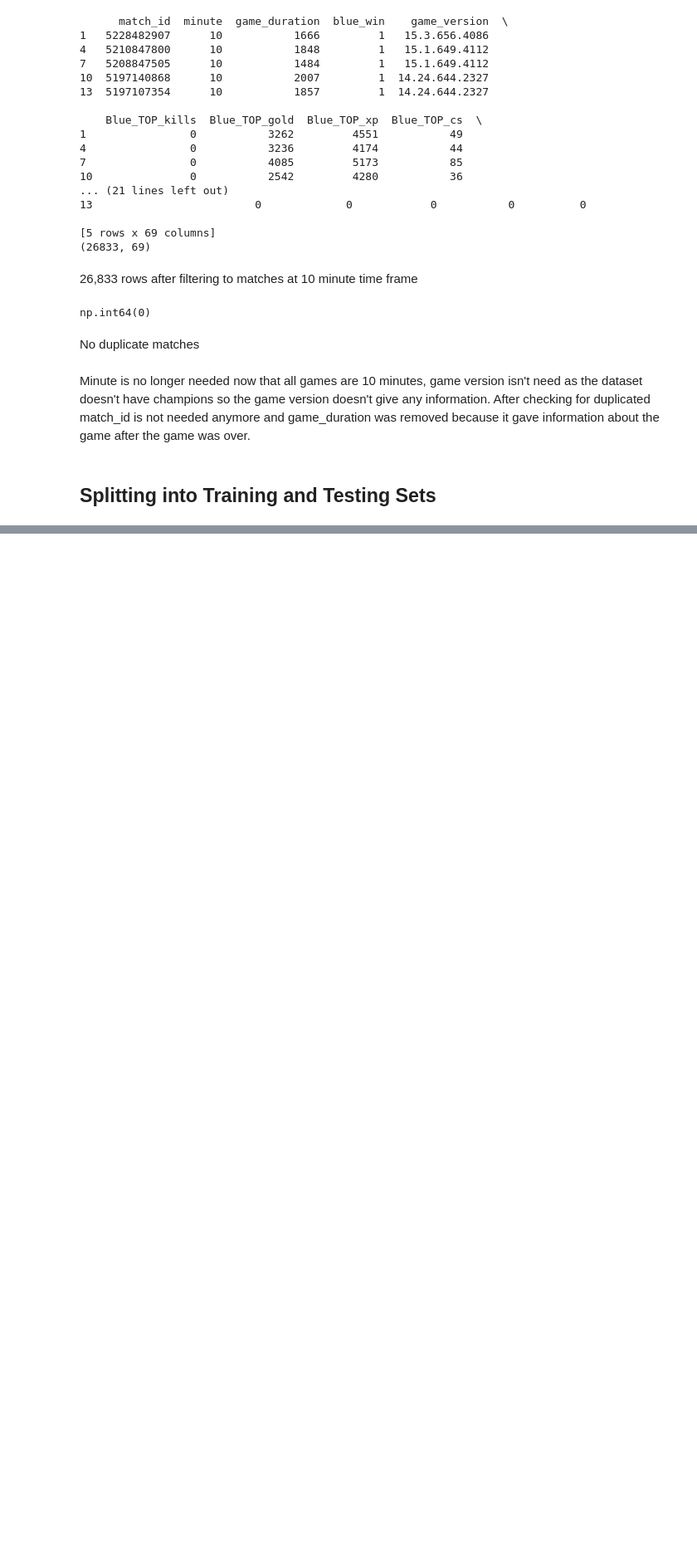
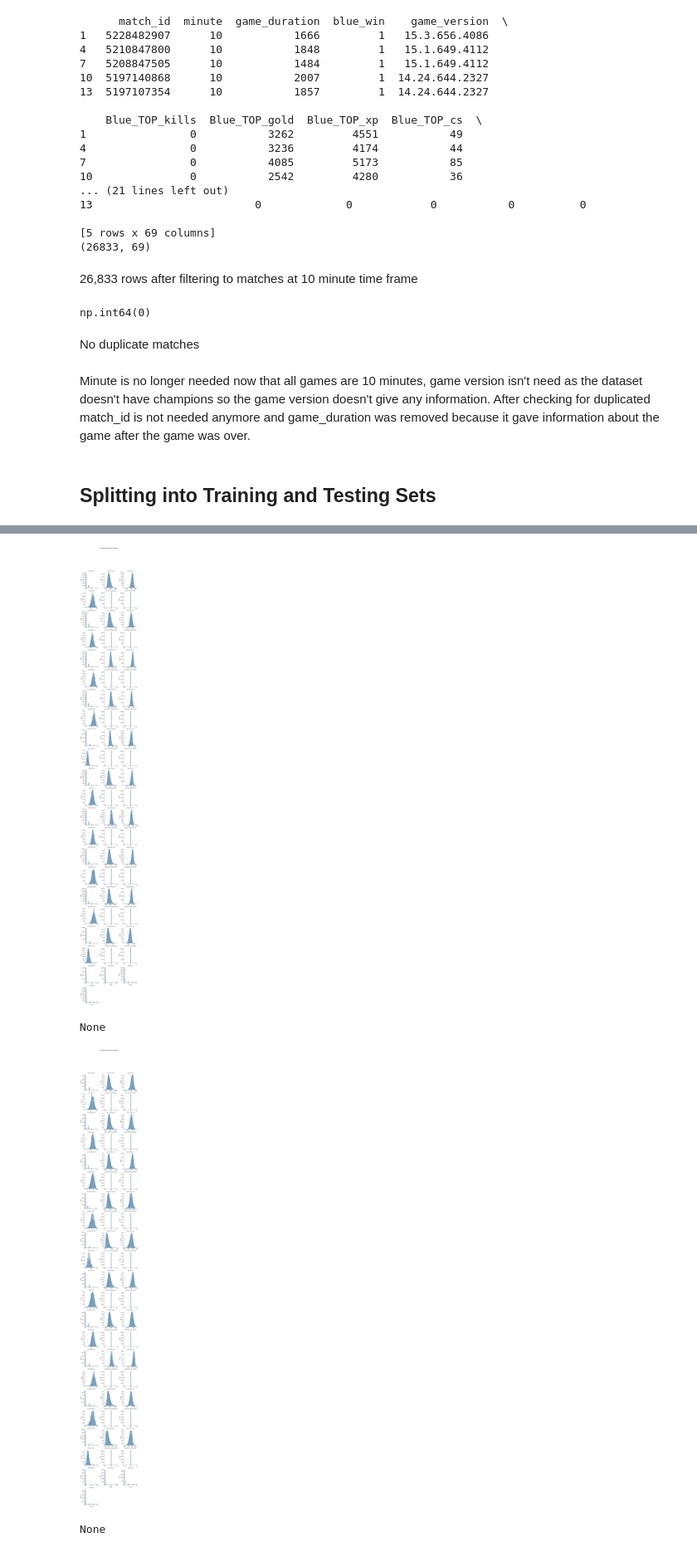
Before and after one commit to ryaltic/Modeling-Ranked-Match-Outcomes-Using-Early-Game-Performance-Data-in-League-of-Legends, a Jupyter notebook: Modeling_Ranked_Matches_Outcomes_LOL.ipynb, the cells around one changed output, grey strips where cells are left out. Shown at 83% size. Cells and saved outputs as stored; diff of their text form; code cells hidden in the pictures; blank space fills up the shorter version.

Commit message:
Checked the distributions of the datasets

```diff
--- a/Modeling_Ranked_Matches_Outcomes_LOL.ipynb
+++ b/Modeling_Ranked_Matches_Outcomes_LOL.ipynb
@@ -99,7 +99,7 @@ matches_10 = matches_10.drop(labels = ['minute','game_version','match_id','game_
 Minute is no longer needed now that all games are 10 minutes, game version isn't need as the dataset doesn't have champions so the game version doesn't give any information. After checking for duplicated match_id is not needed anymore and game_duration was removed because it gave information about the game after the game was over.
 # %%
 # Redefining the target variable for more clarity
-matches_10['winner'] = matches_10['blue_win'].map({'Blue': 1, 'Red': 0})
+matches_10['winner'] = matches_10['blue_win'].map({1: 'Blue', 0: 'Red'})
 
 matches_10 = matches_10.drop(labels = ['blue_win'], axis = 1)
 # %% [markdown]
@@ -118,0 +149,38 @@ Distributions checks
+# %%
+# Importing the needed packages
+import seaborn as sns
+import matplotlib.pyplot as plt
+
+# Creating a function to plot the distribution of numeric features
+def numerical_variables_dist(df, title="Distribution of Numeric Features", col_wrap=3, bins=30, kde=True):
+    numeric_columns = df.select_dtypes(include="number") # selecting only numeric columns
+    if numeric_columns.empty: # error checking
+        print("No numeric columns found.")
+        return
+    # Melting the columns
+    df_long = numeric_columns.melt(var_name="Feature", value_name="Value")
+
+    # Making a facetgrid to display all of the numeric columns
+    g = sns.FacetGrid( # assigning the facetgrid to g
+        df_long, # using the melted df
+        col="Feature",
+        col_wrap=col_wrap,
+        sharex=False,
+        sharey=False
+    )
+
+    g.map(sns.histplot, "Value", bins=bins, kde=kde) # using seaborn histogram
+    g.set_titles("{col_name}")
+    g.fig.suptitle(title, y=1.05)
+
+    plt.show() # showing the plot
+
+
+# Using the function on the X datasets
+print(numerical_variables_dist(X_train))
+print(numerical_variables_dist(X_test))
+# %% [output]
+[figure, added]
+None
+[figure, added]
+None
```
Also changed, not shown: parts of 13 cells of this notebook.
